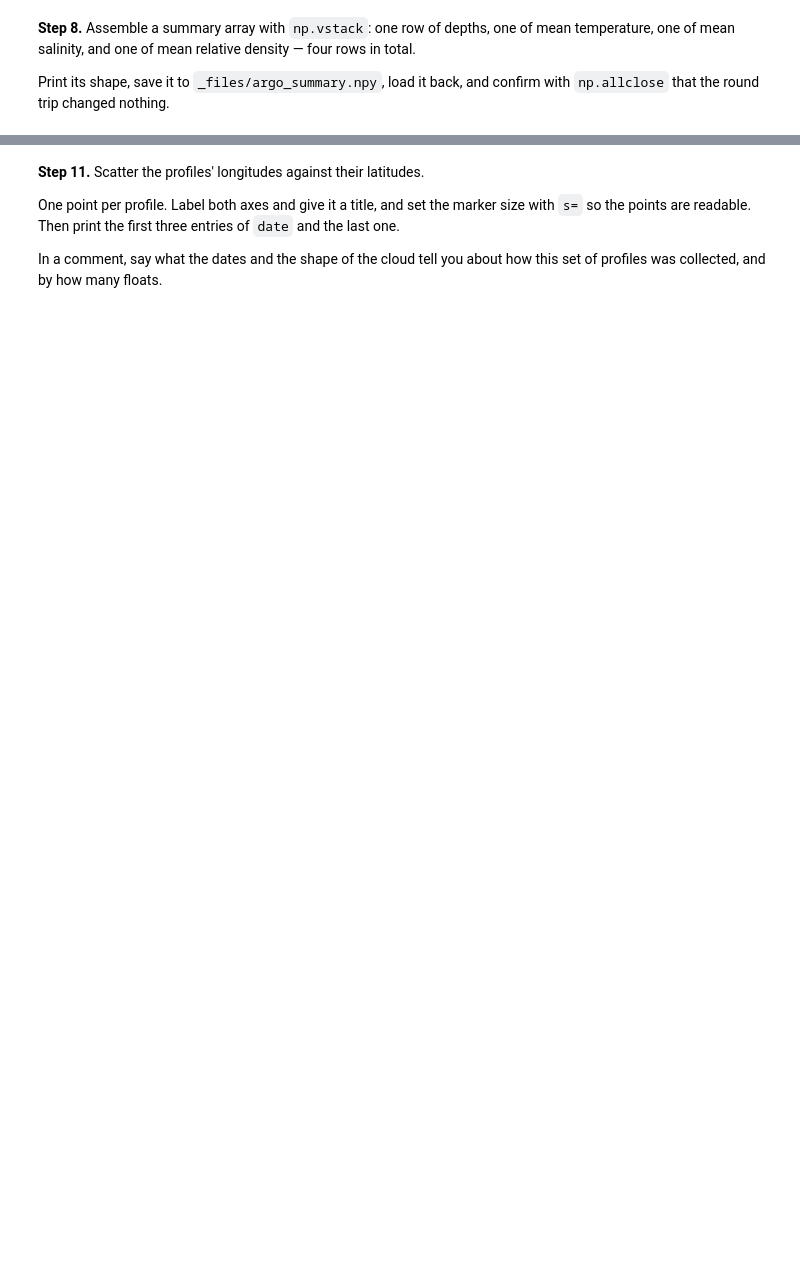
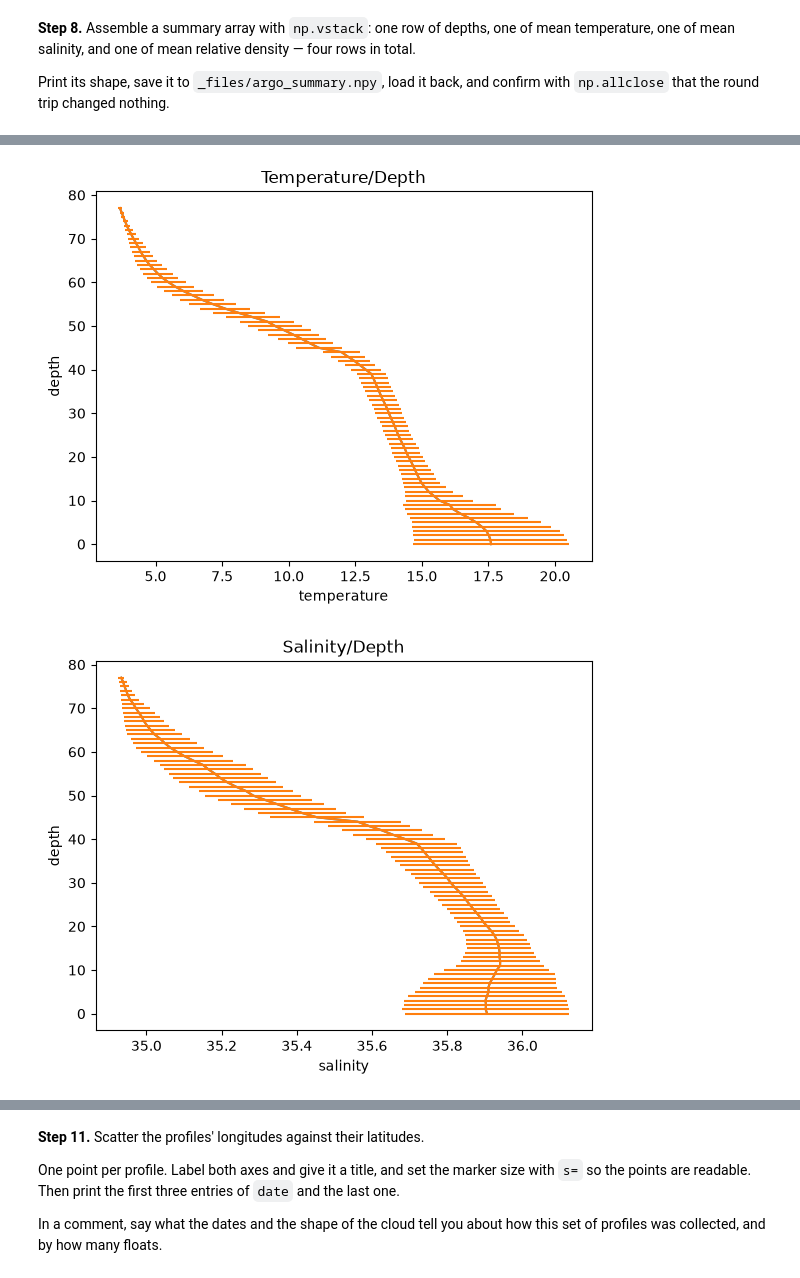
Before and after one commit to vladigee/2026_Intro_Python, a Jupyter notebook: live/part-I/1.3-numpy-environmental-exercises.ipynb, the cells around one changed output, grey strips where cells are left out. Drawn from its saved outputs; the diff is of its cells as text; code cells hidden in the pictures; blank space fills up the shorter version.

```diff
--- a/live/part-I/1.3-numpy-environmental-exercises.ipynb
+++ b/live/part-I/1.3-numpy-environmental-exercises.ipynb
@@ -217,0 +450,39 @@ near the surface compared with at depth.
+# %%
+# Your solution here
+# Hint: plt.errorbar(mean_S, level, xerr=std_S)
+# Hint: use the nan-aware versions from Step 6, or every bar will be missing
+
+plt.figure()
+plt.plot(recompute_mean_T, level)
+plt.errorbar(recompute_mean_T, level, xerr=recompute_std_T)
+plt.xlabel("temperature")
+plt.ylabel("depth")
+plt.title("Temperature/Depth")
+plt.show()
+
+plt.figure()
+plt.plot(recompute_mean_S, level)
+plt.errorbar(recompute_mean_S, level, xerr=recompute_std_S)
+plt.xlabel("salinity")
+plt.ylabel("depth")
+plt.title("Salinity/Depth")
+plt.show()
+
+plt.figure()
+plt.plot(recompute_mean_P, level)
+plt.errorbar(recompute_mean_P, level, xerr=recompute_std_P)
+plt.xlabel("pressure")
+plt.ylabel("depth")
+plt.title("Pressure/Depth")
+plt.show()
+
+plt.figure()
+plt.plot(recompute_mean_relative_density, level)
+plt.errorbar(recompute_mean_relative_density, level, xerr=recompute_std_relative_density)
+plt.xlabel("relative density")
+plt.ylabel("depth")
+plt.title("Relative Density/Depth")
+plt.show()
+# %% [output]
+[figure, added]
+[figure, added]
```
Also changed, not shown: parts of 15 cells of this notebook, 12 other files.
